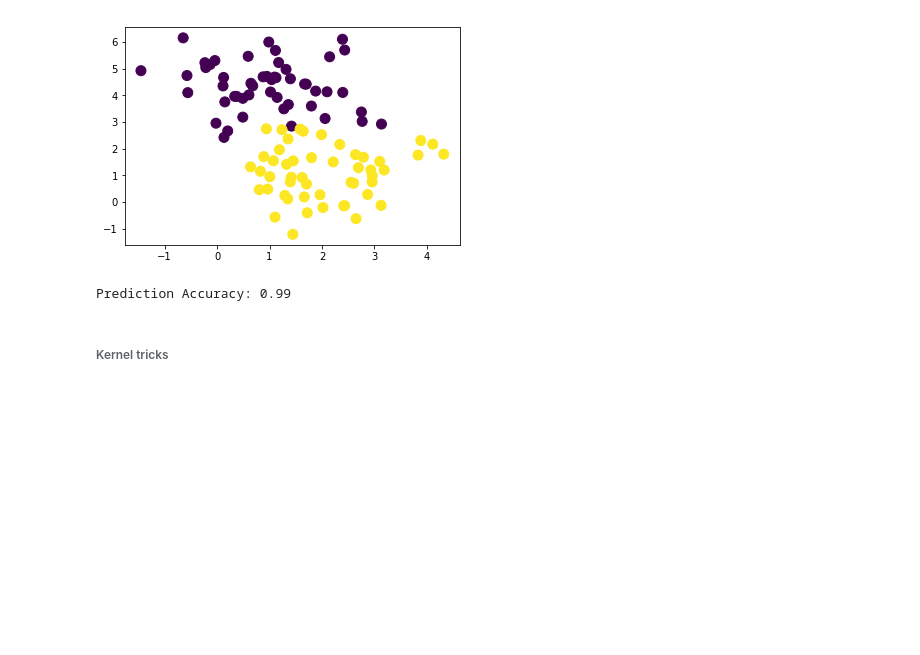
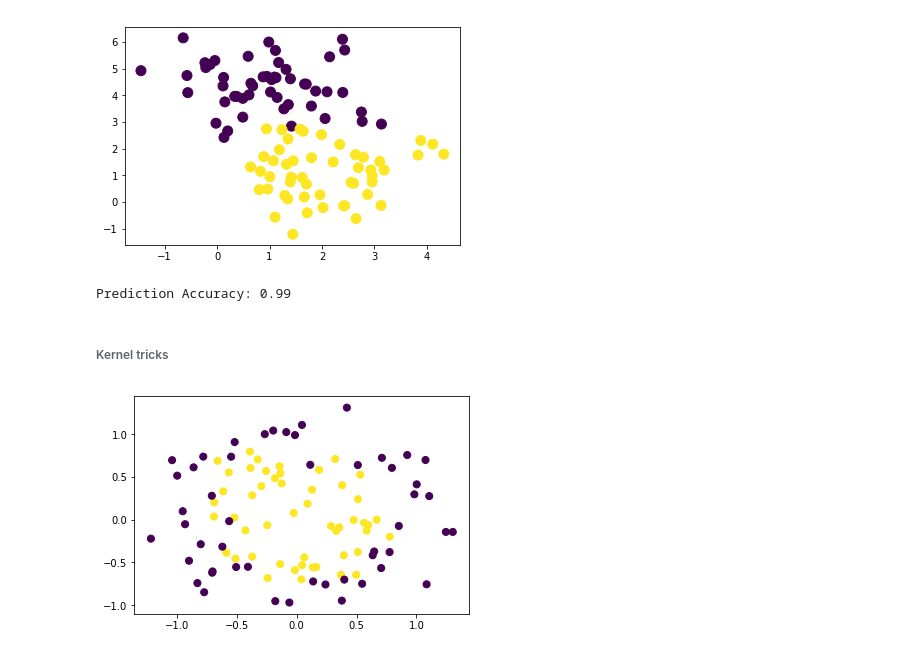
Before and after one commit to mdkearns/supervised-learning-sklearn, a Jupyter notebook: Support-Vector-Machines.ipynb, the cells around one changed output. Saved outputs shown, nothing was run; the diff lists cells and outputs as text; code cells hidden in the pictures; blank space fills up the shorter version.

```diff
--- a/Support-Vector-Machines.ipynb
+++ b/Support-Vector-Machines.ipynb
@@ -81,0 +84,8 @@ Prediction Accuracy: 0.99
+# %%
+X, y = make_circles(100, factor=.5, noise=.2)
+
+fig = None
+fig = plt.scatter(X[:, 0], X[:, 1], c=y, s=50)
+fig = plt.show()
+# %% [output]
+[figure, added]
```
Also changed, not shown: parts of 2 cells of this notebook.
